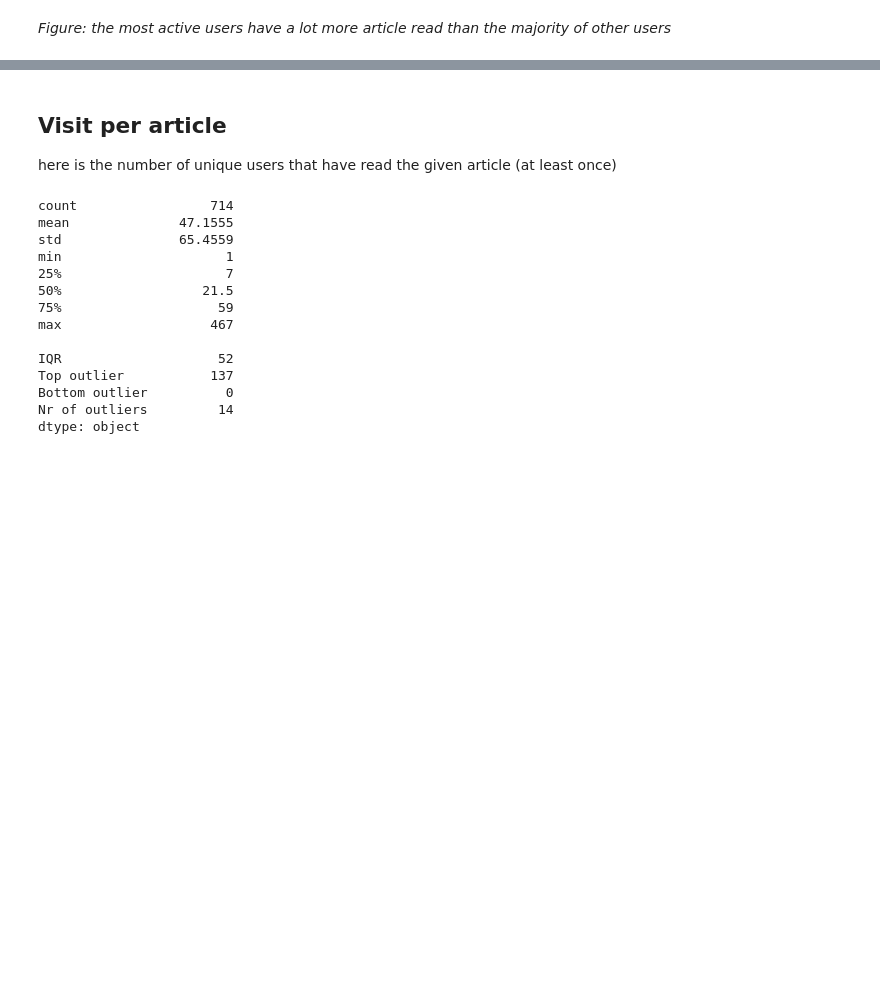
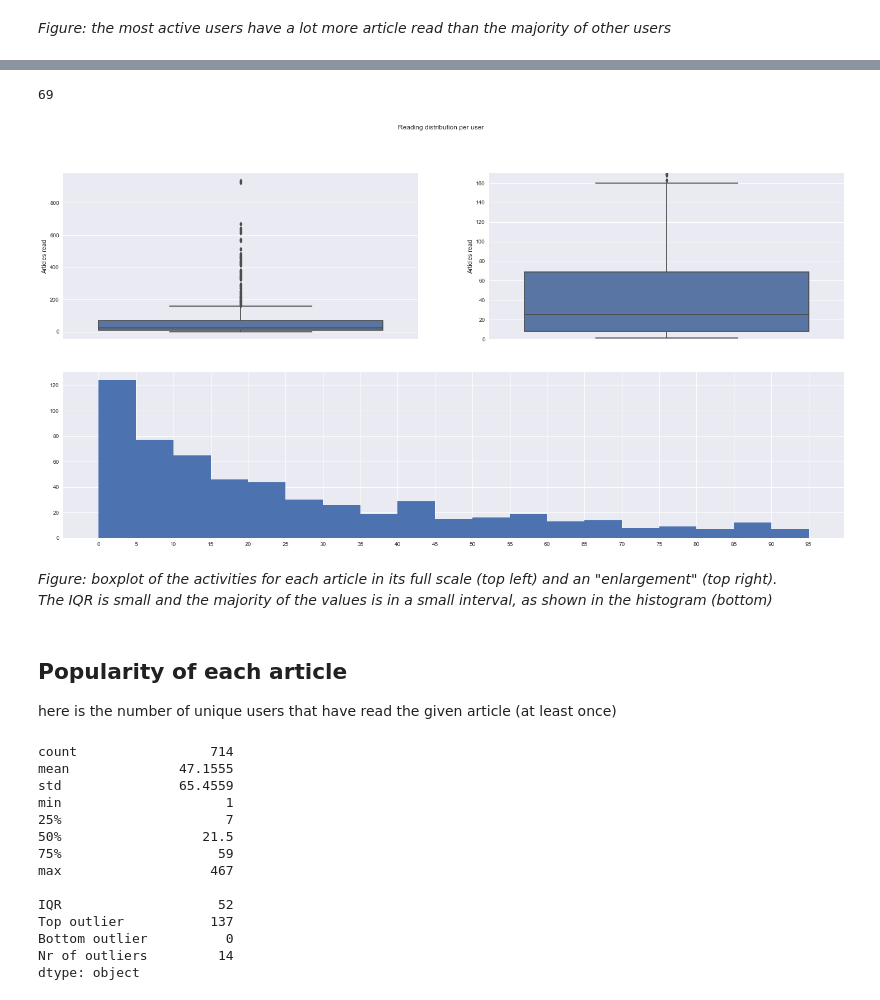
Before and after one commit to smedagli/recommendations_with_IBM, a Jupyter notebook: main.ipynb, the cells around one changed output, grey strips where cells are left out. Saved outputs shown, nothing was run; the diff lists cells and outputs as text; code cells hidden in the pictures; blank space fills up the shorter version.

Commit message:
update the notebook with new plots about the articles

```diff
--- a/main.ipynb
+++ b/main.ipynb
@@ -182,0 +178,3 @@ _Figure: the most active users have a lot more article read than the majority of
+# %%
+activities_per_article = df.groupby('article_id').user_id.count()
+add_descriptive_info(activities_per_article.describe())
@@ -183,5 +196,31 @@ _Figure: the most active users have a lot more article read than the majority of
+# %%
+(activities_per_article > 160.5).sum()
+# %% [output]
+69
+# %%
+plt.figure(figsize=(25, 12))
+plt.suptitle("Reading distribution per user")
+
+plt.subplot(221)
+sns.boxplot(y=activities_per_article)
+plt.ylabel('Articles read')
+
+plt.subplot(222)
+sns.boxplot(y=activities_per_article)
+plt.ylabel('Articles read')
+plt.ylim(0, 170);
+
+plt.subplot(212)
+plt.hist(activities_per_article, bins=pu.hist_args['bins']);
+plt.xticks(pu.hist_args['bins']);
+# %% [output]
+[figure, added]
+# %% [markdown]
+_Figure: boxplot of the activities for each article in its full scale (top left) and an "enlargement" (top right).
+<br>
+The IQR is small and the majority of the values is in a small interval, as shown in the histogram (bottom)_
 # %% [markdown]
-## Visit per article
+## Popularity of each article
 here is the number of unique users that have read the given article (at least once)
 # %%
 user_matrix = u.user_matrix
```
Also changed, not shown: parts of 11 cells of this notebook.
